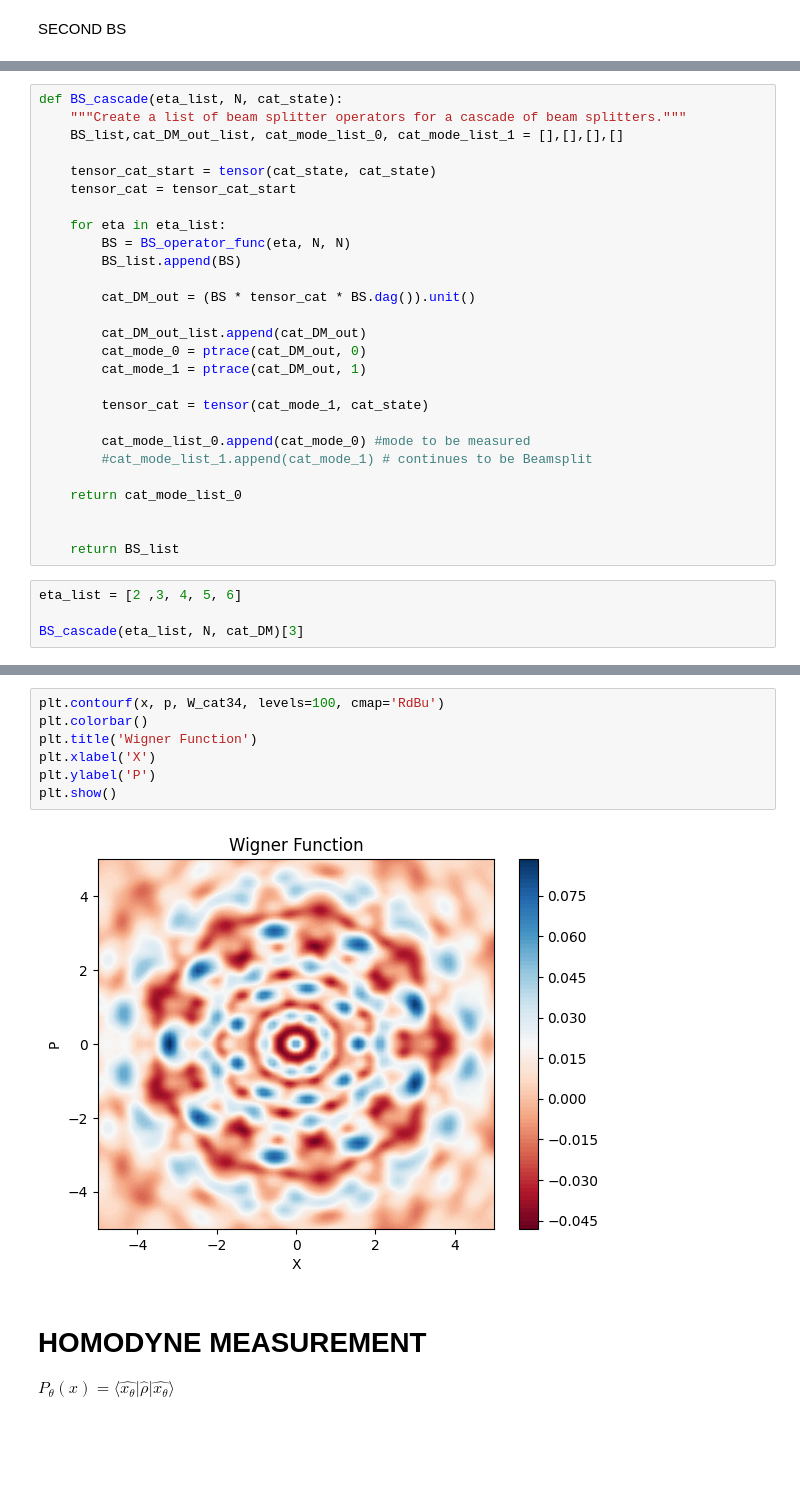
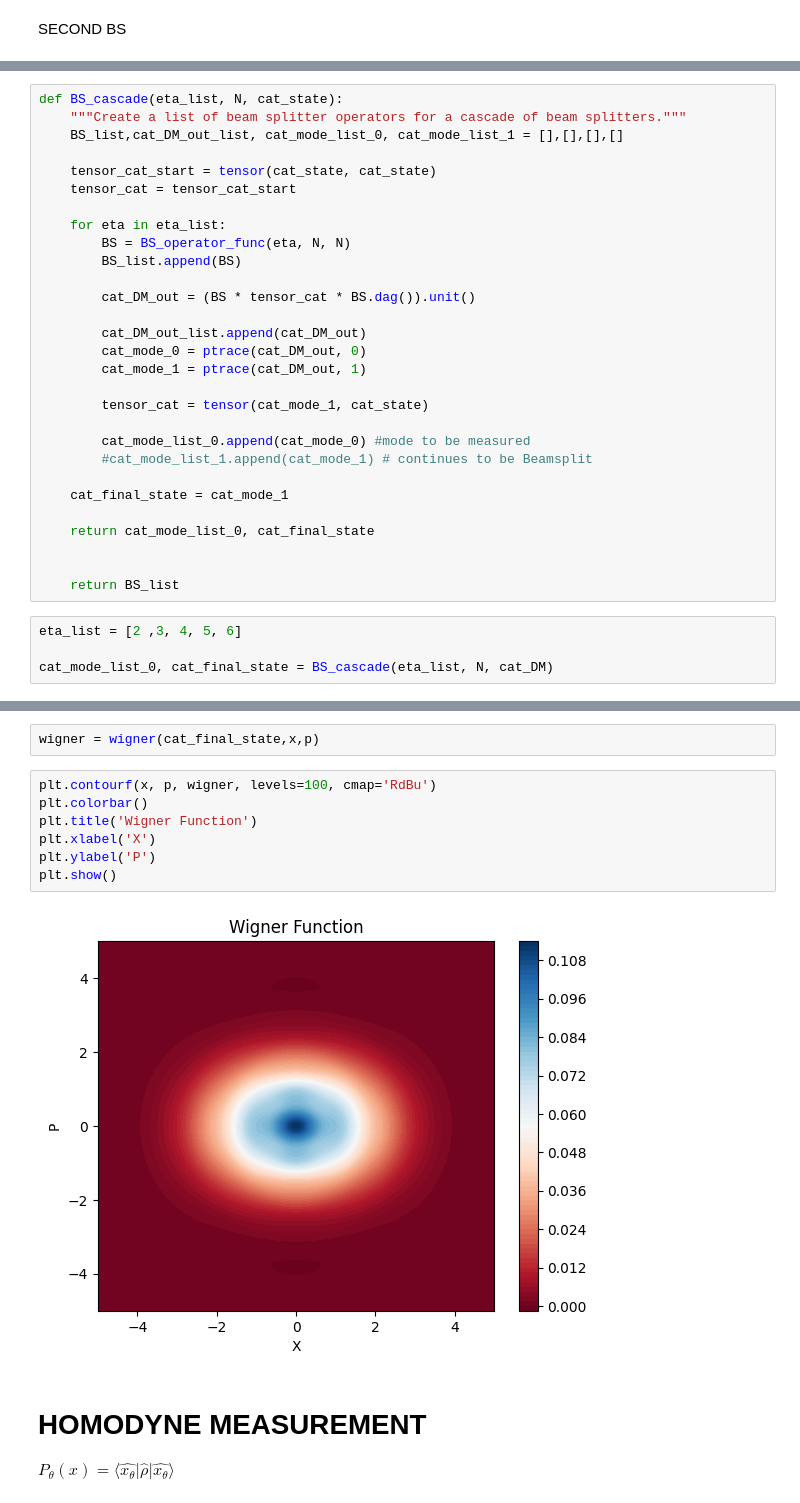
Before and after one commit to lhdarboe/Quantum-Information-Science-Project, a Jupyter notebook: SCS_livia.ipynb, the cells around one changed output, grey strips where cells are left out. Cells and saved outputs as stored; diff of their text form; blank space fills up the shorter version.

```diff
--- a/SCS_livia.ipynb
+++ b/SCS_livia.ipynb
@@ -150,11 +150,13 @@ def BS_cascade(eta_list, N, cat_state):
         cat_mode_list_0.append(cat_mode_0) #mode to be measured
         #cat_mode_list_1.append(cat_mode_1) # continues to be Beamsplit
 
-    return cat_mode_list_0
+    cat_final_state = cat_mode_1
+
+    return cat_mode_list_0, cat_final_state
 
 
     return BS_list
 # %%
 eta_list = [2 ,3, 4, 5, 6]
 
-BS_cascade(eta_list, N, cat_DM)[3]
+cat_mode_list_0, cat_final_state = BS_cascade(eta_list, N, cat_DM)
@@ -163,12 +163,14 @@ Quantum object: dims=[[10], [10]], shape=(10, 10), type='oper', dtype=Dense, ish
+# %%
+wigner = wigner(cat_final_state,x,p)
 # %%
-plt.contourf(x, p, W_cat34, levels=100, cmap='RdBu')
+plt.contourf(x, p, wigner, levels=100, cmap='RdBu')
 plt.colorbar()
 plt.title('Wigner Function')
 plt.xlabel('X')
 plt.ylabel('P')
 plt.show()
 # %% [output]
-[figure, old version]
+[figure, new version]
 # %% [markdown]
 # HOMODYNE MEASUREMENT
 
```
Also changed, not shown: parts of 3 cells of this notebook.
